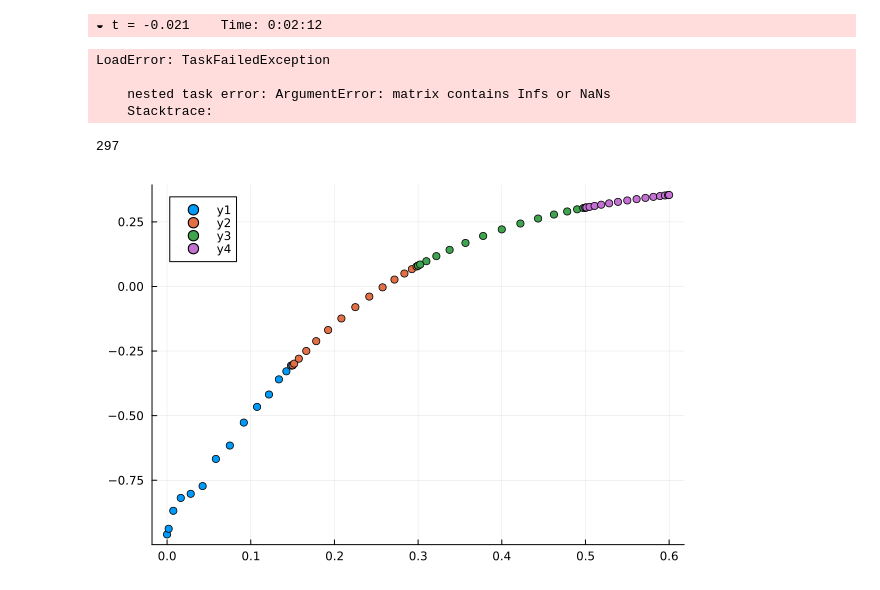
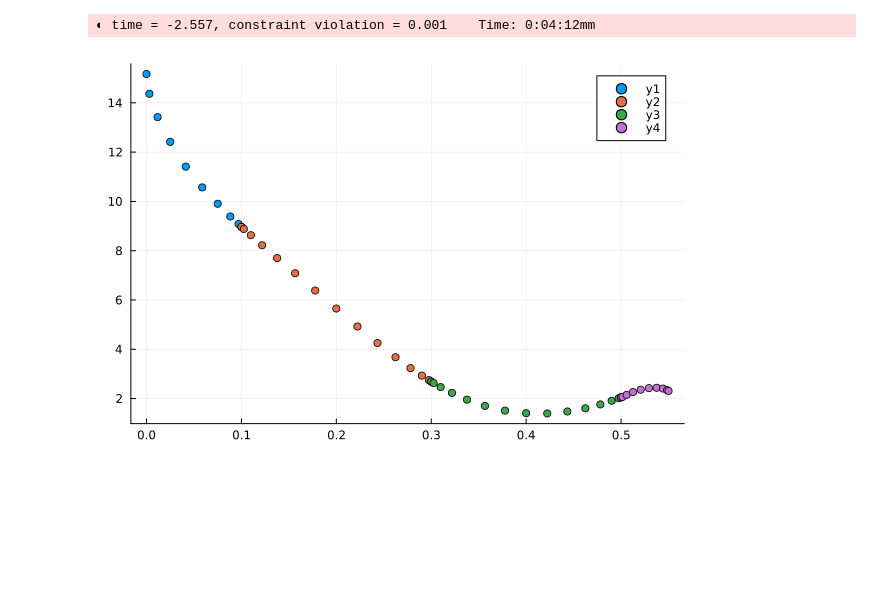
Before and after one commit to JanKozuszek/Reproducing-Dynamic-Holo, a Jupyter notebook: NewRun.ipynb, the cells around one changed output. Drawn from its saved outputs; the diff is of its cells as text; code cells hidden in the pictures; blank space fills up the shorter version.

```diff
--- a/NewRun.ipynb
+++ b/NewRun.ipynb
@@ -112,28 +109,20 @@ scatter(grids,InitVar[5])
 # %%
-dt = T(.0001);
+dt = T(.00005);
 
 
 outfile = [];
 monitorfile = [];
 
-VarFinal, XFinal, a4Final = Evolve(init_params,InitVar, 0, dt, 100, outfile, monitorfile);
+VarFinal, XFinal, a4Final = Evolve(init_params,InitVar, 2, dt, 100, outfile, monitorfile);
 
 # close(outfile);
 # close(monitorfile);
 # %% [output]
-◒ t = -0.021    Time: 0:02:12
+◐ time = -2.557, constraint violation = 0.001    Time: 0:04:12mm
-LoadError: TaskFailedException
-
-    nested task error: ArgumentError: matrix contains Infs or NaNs
-    Stacktrace:
-# %%
-length(outfile)
-# %% [output]
-297
-# %%
-scatter(grids,outfile[130][1])
-# %% [output]
-[figure, removed]
+# %%
+scatter(grids,outfile[end][1])
+# %% [output]
+[figure, added]
 # %%
 scatter([x[1] for x in monitorfile],[x[2] for x in monitorfile])
 # %% [output]
```
Also changed, not shown: parts of 7 cells of this notebook, 5 other files.
